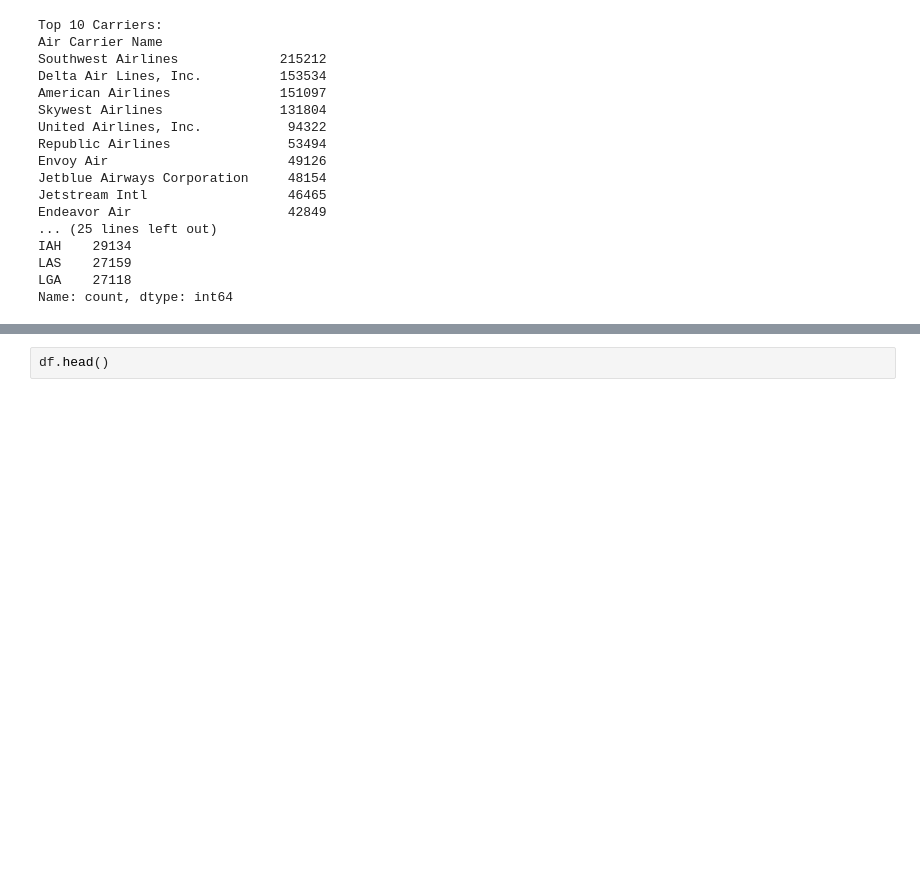
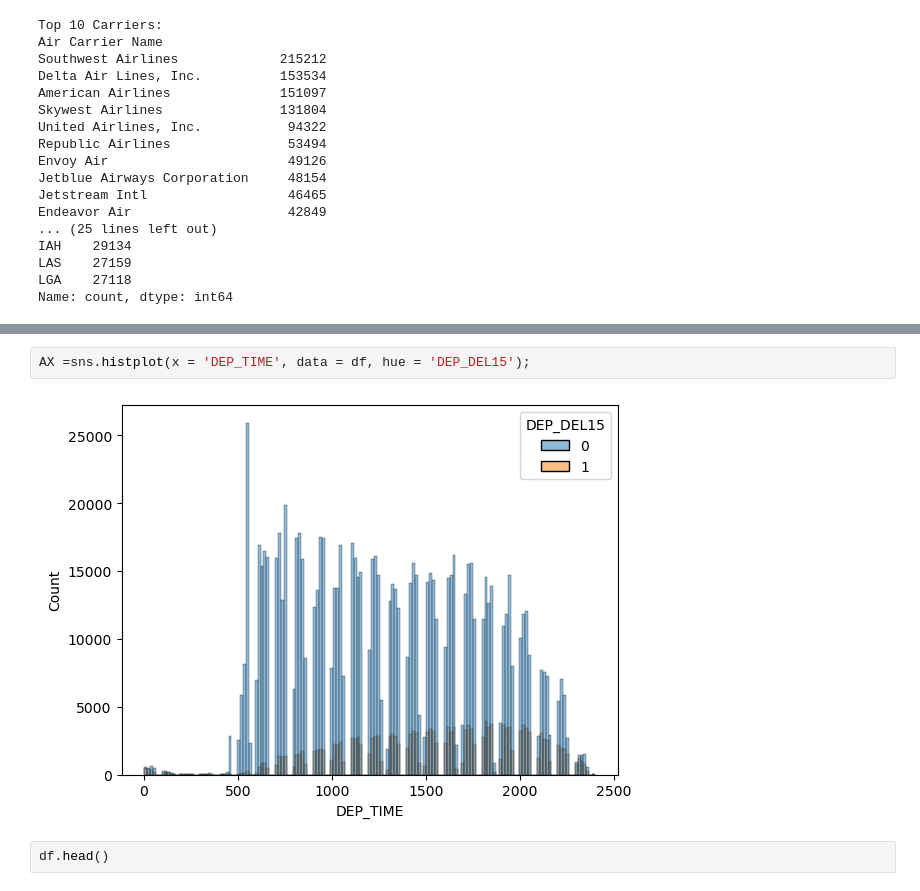
Before and after one commit to mezamateoj/Flight-Delay-Prediction, a Jupyter notebook: notebooks/EDA.ipynb, the cells around one changed output, grey strips where cells are left out. Cells and saved outputs as stored; diff of their text form; blank space fills up the shorter version.

```diff
--- a/notebooks/EDA.ipynb
+++ b/notebooks/EDA.ipynb
@@ -155,3 +272,7 @@ Name: count, dtype: int64
+# %%
+AX =sns.histplot(x = 'DEP_TIME', data = df, hue = 'DEP_DEL15');
+# %% [output]
+[figure, added]
 # %%
 df.head()
 # %% [output]
```
Also changed, not shown: parts of 14 cells of this notebook, 4 other files.
